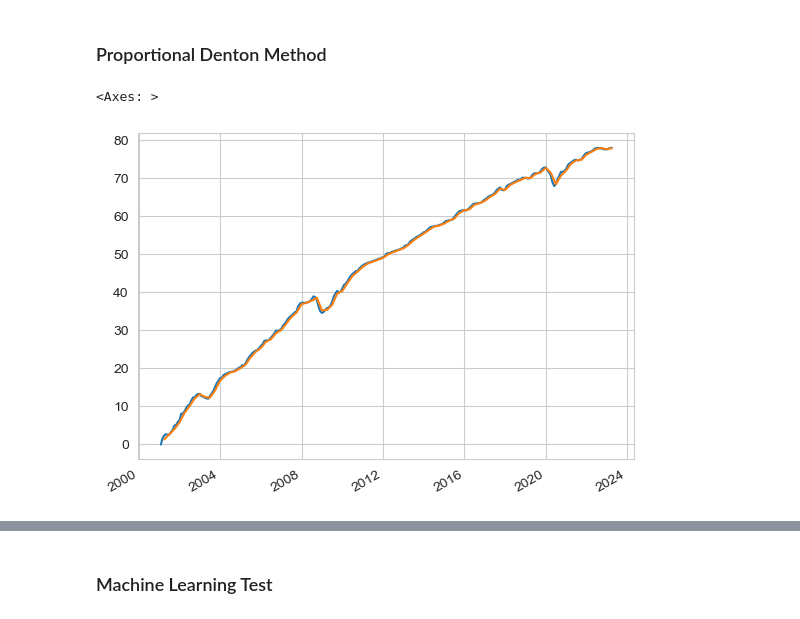
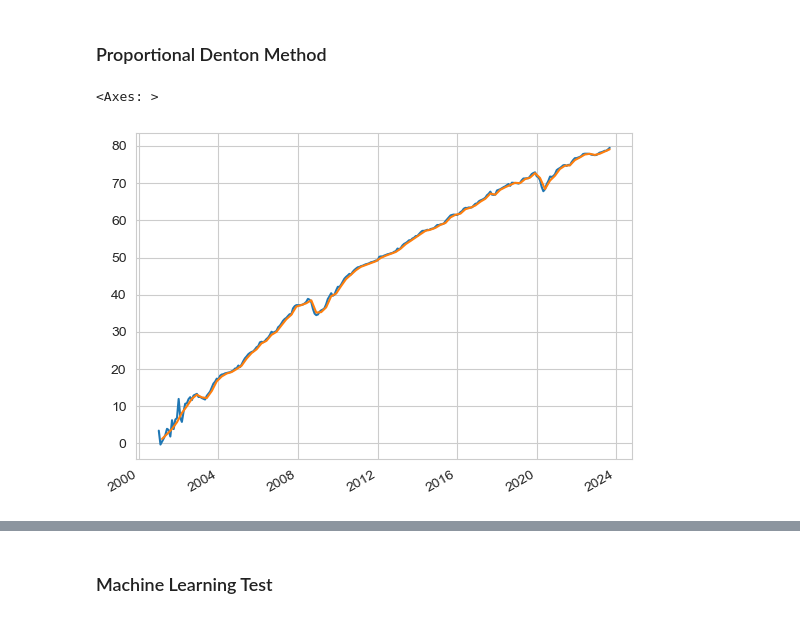
Before and after one commit to Tommylee1013/EconomicCycle, a Jupyter notebook: Notes/Dynamic Factor Modeling.ipynb, the cells around one changed output, grey strips where cells are left out. Cells and saved outputs as stored; diff of their text form; code cells hidden in the pictures.

```diff
--- a/Notes/Dynamic Factor Modeling.ipynb
+++ b/Notes/Dynamic Factor Modeling.ipynb
@@ -24,4 +25,4 @@ sample
 # %%
-gdp = pd.read_excel('../Data/gdp.xlsx', index_col = 0).T.iloc[:,0]
+gdp = pd.read_excel('../Data/GDP 성장률.xlsx', index_col = 0)
 gdp
 # %% [output]
@@ -40,5 +43,6 @@ Name: 　　　　　　국내총생산(GDP)(실질, 계절조정, 전기비), L
 # %%
-gdp.index = pd.date_range(start = '2000-01-01', end = '2023-04-01', freq = 'Q')
+gdp.index = pd.date_range(start = '2000-01-01', end = '2023-11-01', freq = 'Q').strftime('%Y-%m')
+gdp.index = pd.to_datetime(gdp.index)
 # %%
 gdp
 # %% [output]
@@ -57,5 +62,3 @@ Freq: Q-DEC, Name: 　　　　　　국내총생산(GDP)(실질, 계절조정,
-# %%
-sample = sample.drop(['gdpRate','label'], axis = 1)
 # %%
 matrix = pd.concat([sample, gdp], axis = 1).iloc[4:]
 # %%
@@ -84,11 +83,11 @@ test.columns = ['retail','restaurant','finance','real_estate','delivery','teleco
 from statsmodels.tsa.interp.denton import dentonm
 import matplotlib.pyplot as plt
 # %%
-benchmarked = dentonm(test.iloc[:,[-8,-4]].mean(axis = 1).cumsum(), test.iloc[:,-1].dropna().cumsum(), freq = "qm")
+benchmarked = dentonm(matrix['mine'].cumsum(), matrix['전기대비(좌축)'].dropna().cumsum(), freq = "qm")
 # %%
-plt.plot(pd.Series(benchmarked * 3, index = test.index))
-test.iloc[:,-1].dropna().cumsum().plot()
+plt.plot(pd.Series(benchmarked * 3, index = matrix.index))
+matrix['전기대비(좌축)'].dropna().cumsum().plot()
 # %% [output]
 <Axes: >
-[figure, old version]
+[figure, new version]
 # %%
```
Also changed, not shown: parts of 11 cells of this notebook, 9 other files.
